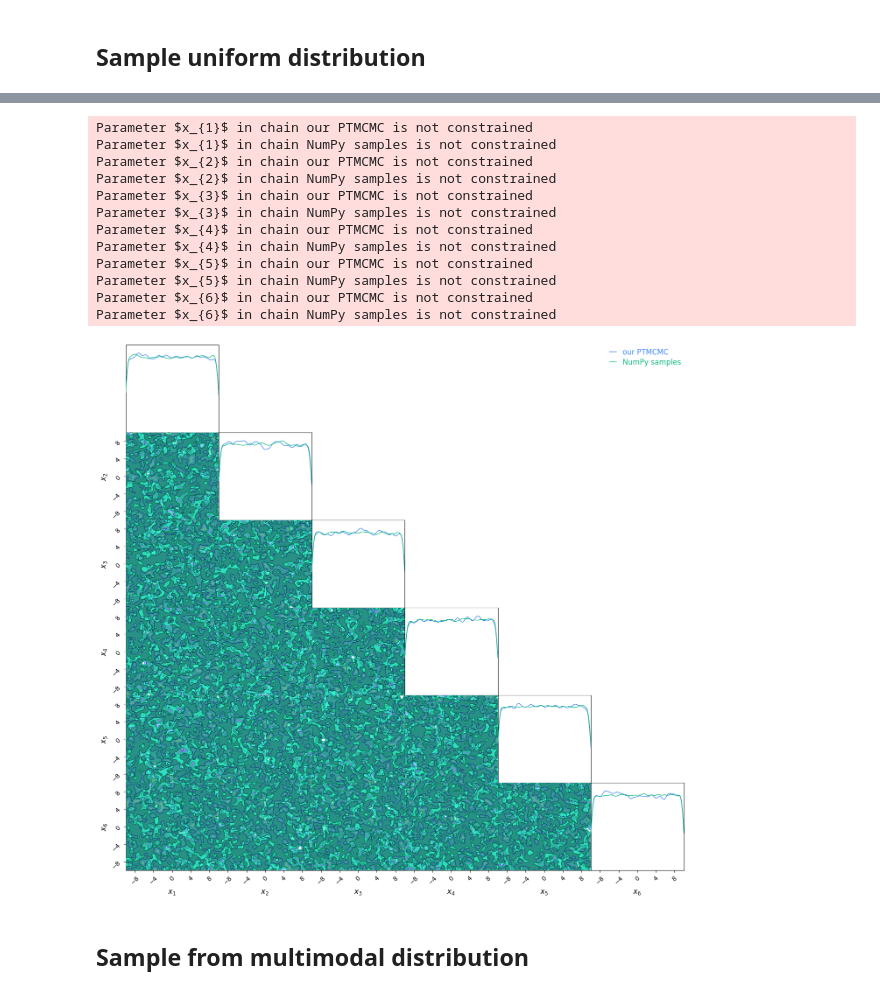
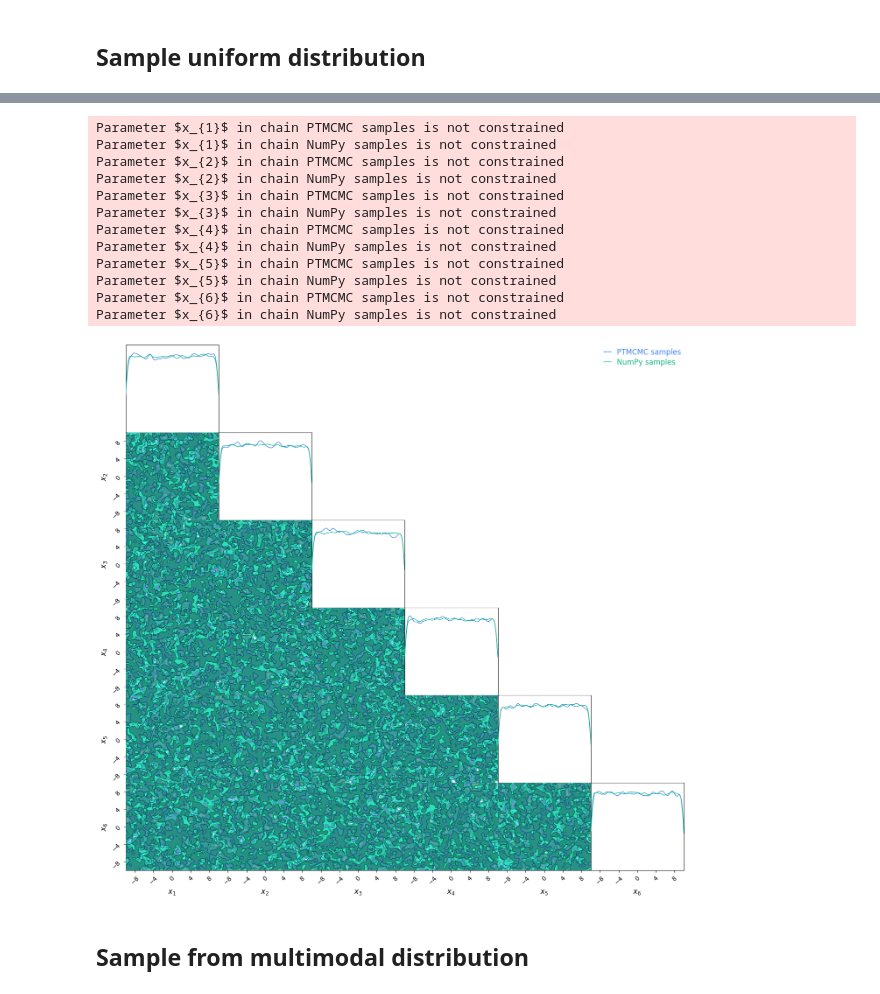
Before and after one commit to aiden-g12321/miscMCMC, a Jupyter notebook: samplers/pt_test.ipynb, the cells around one changed output, grey strips where cells are left out. Drawn from its saved outputs; the diff is of its cells as text; code cells hidden in the pictures.

```diff
--- a/samplers/pt_test.ipynb
+++ b/samplers/pt_test.ipynb
@@ -130,27 +130,27 @@ PT = [1. 1. 1. 1. 1. 1. 1. 1. 1. 1. 1. 1. 1. 1. 1. 1. 1. 1. 1. 0.]
 # %%
 # draw from uniform distribution with NumPy to compare
 np_samples = np.random.uniform(x_mins, x_maxs, (100_000, ndim))
 
 # plot distributions
 uniform_df = pd.DataFrame(samples[0, burnin::10], columns=x_labels)
 c = ChainConsumer()
-c.add_chain(Chain(samples=uniform_df, name='our PTMCMC'))
+c.add_chain(Chain(samples=uniform_df, name='PTMCMC samples'))
 c.add_chain(Chain(samples=pd.DataFrame(np_samples, columns=x_labels), name='NumPy samples'))
 fig = c.plotter.plot()
 # %% [output]
-Parameter $x_{1}$ in chain our PTMCMC is not constrained
+Parameter $x_{1}$ in chain PTMCMC samples is not constrained
 Parameter $x_{1}$ in chain NumPy samples is not constrained
-Parameter $x_{2}$ in chain our PTMCMC is not constrained
+Parameter $x_{2}$ in chain PTMCMC samples is not constrained
 Parameter $x_{2}$ in chain NumPy samples is not constrained
-Parameter $x_{3}$ in chain our PTMCMC is not constrained
+Parameter $x_{3}$ in chain PTMCMC samples is not constrained
 Parameter $x_{3}$ in chain NumPy samples is not constrained
-Parameter $x_{4}$ in chain our PTMCMC is not constrained
+Parameter $x_{4}$ in chain PTMCMC samples is not constrained
 Parameter $x_{4}$ in chain NumPy samples is not constrained
-Parameter $x_{5}$ in chain our PTMCMC is not constrained
+Parameter $x_{5}$ in chain PTMCMC samples is not constrained
 Parameter $x_{5}$ in chain NumPy samples is not constrained
-Parameter $x_{6}$ in chain our PTMCMC is not constrained
+Parameter $x_{6}$ in chain PTMCMC samples is not constrained
 Parameter $x_{6}$ in chain NumPy samples is not constrained
-[figure, old version]
+[figure, new version]
 # %% [markdown]
 ## Sample from multimodal distribution
 # %%
```
Also changed, not shown: parts of 4 cells of this notebook.
